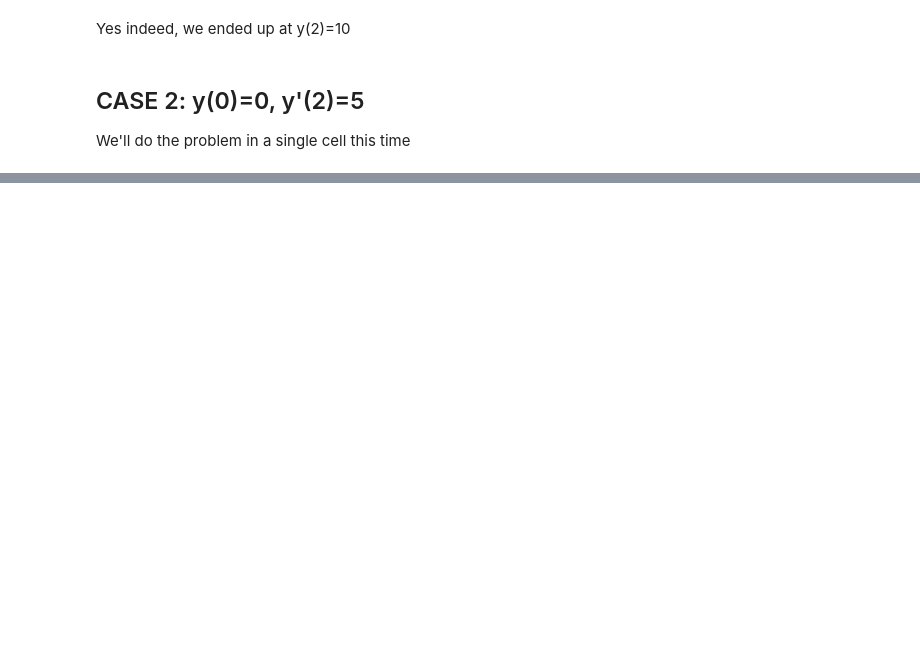
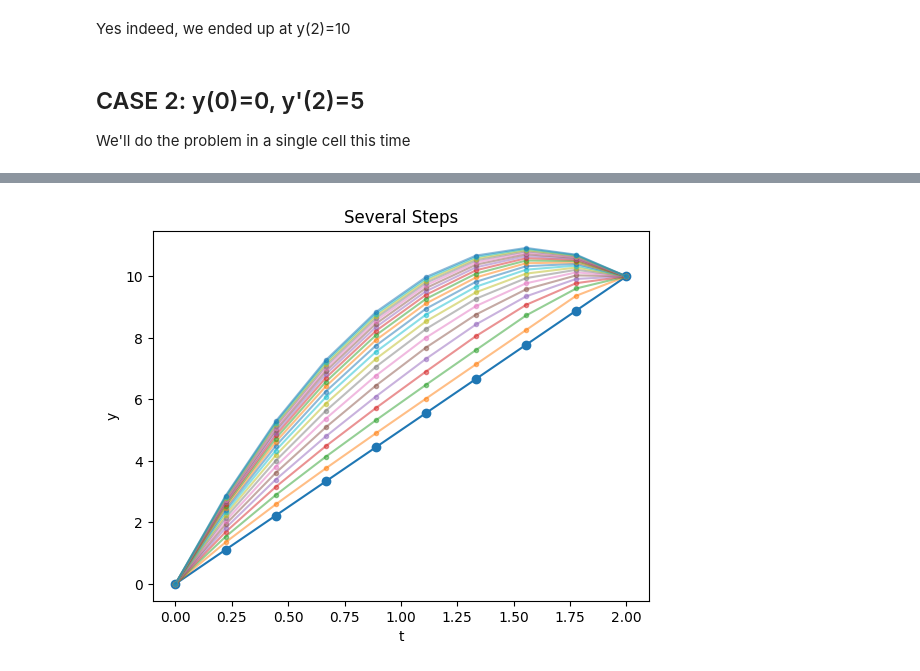
Before and after one commit to mdaugherity/Numerical2024, a Jupyter notebook: ode/Week_10_BVP.ipynb, the cells around one changed output, grey strips where cells are left out. Drawn from its saved outputs; the diff is of its cells as text; code cells hidden in the pictures; blank space fills up the shorter version.

```diff
--- a/ode/Week_10_BVP.ipynb
+++ b/ode/Week_10_BVP.ipynb
@@ -202,0 +286,22 @@ bc(3)
+# %%
+def update(y):
+  y[0] = Y0
+  y[-1] = YF
+  for i in range(1, NUMT-1):
+    y[i] = 0.5*(dt**2*g + y[i+1]+y[i-1])
+  return
+# %%
+# Reset y and do several steps
+plt.plot(t,y0,'o-')
+y = y0.copy()
+for i in range(20):
+  update(y)
+  #plt.plot(t,y,'.-')
+  plt.plot(t,y,'.-', alpha=0.5)
+
+plt.title('Several Steps')
+plt.xlabel('t')
+plt.ylabel('y')
+plt.show()
+# %% [output]
+[figure, added]
```
Also changed, not shown: parts of 23 cells of this notebook.
